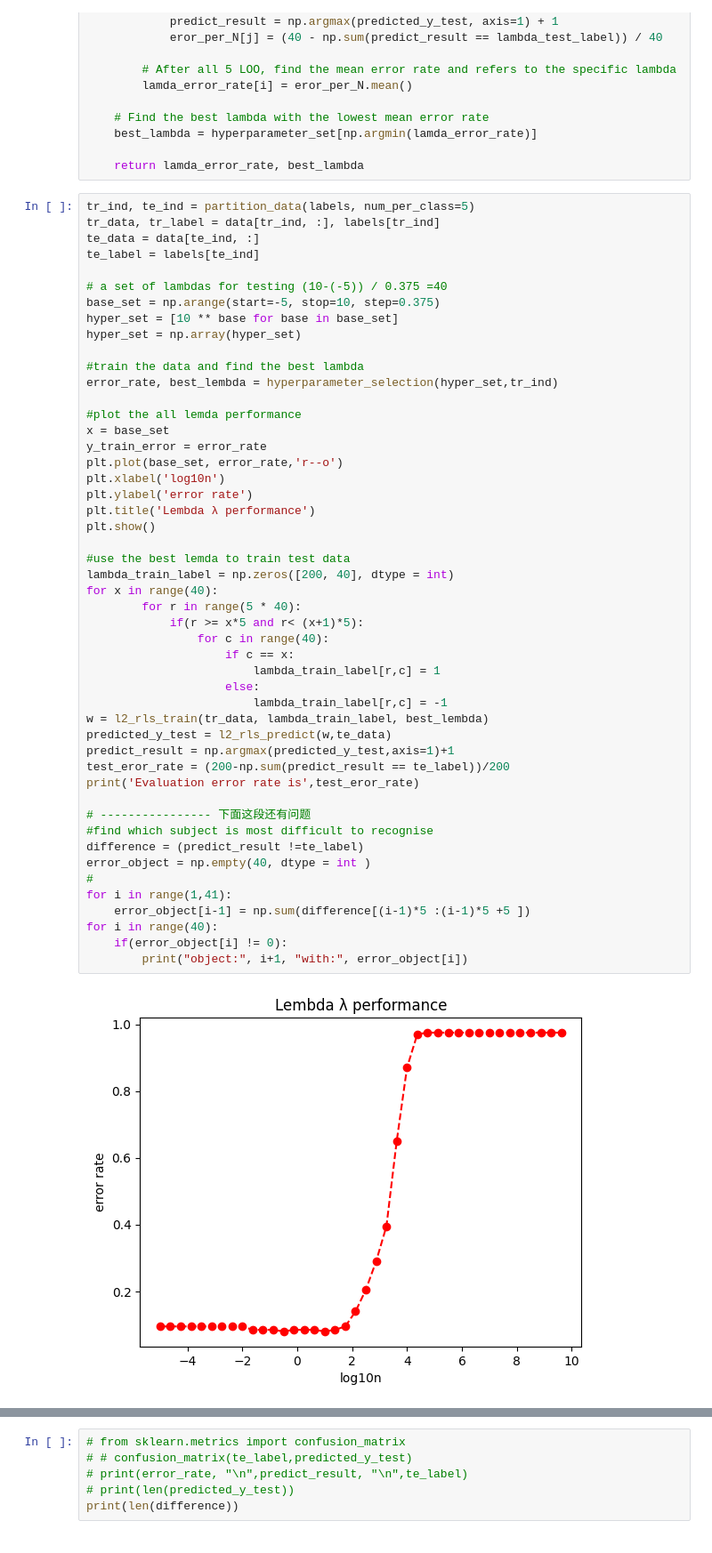
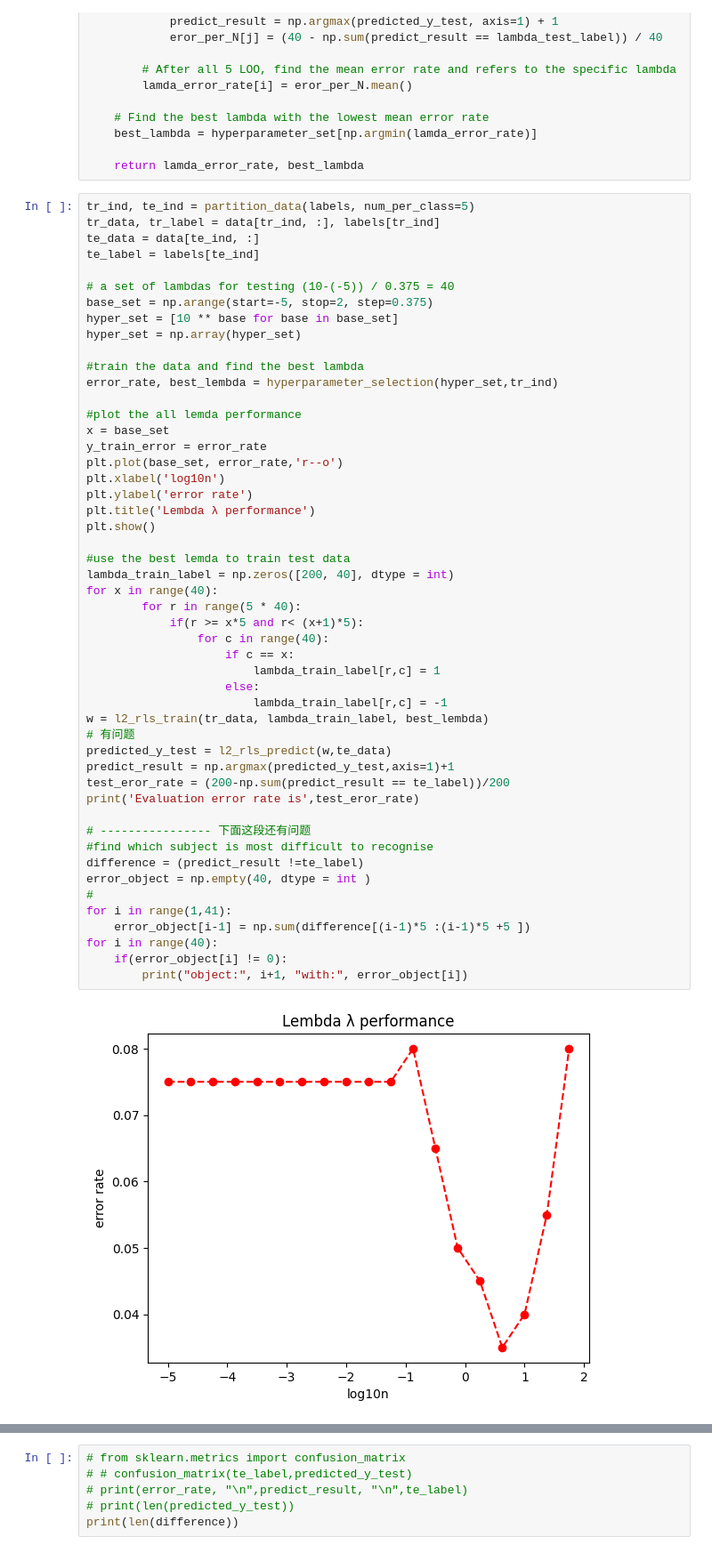
Before and after one commit to Ray7788/MachineLearning, a Jupyter notebook: Lab3_S/24112-Lab2-S-Practice2.ipynb, the cells around one changed output, grey strips where cells are left out. Shown at 89% size. Cells and saved outputs as stored; diff of their text form.

```diff
--- a/Lab3_S/24112-Lab2-S-Practice2.ipynb
+++ b/Lab3_S/24112-Lab2-S-Practice2.ipynb
@@ -251,8 +251,8 @@ tr_data, tr_label = data[tr_ind, :], labels[tr_ind]
 te_data = data[te_ind, :]
 te_label = labels[te_ind]
 
-# a set of lambdas for testing (10-(-5)) / 0.375 =40
-base_set = np.arange(start=-5, stop=10, step=0.375)
+# a set of lambdas for testing (10-(-5)) / 0.375 = 40
+base_set = np.arange(start=-5, stop=2, step=0.375)
 hyper_set = [10 ** base for base in base_set]
 hyper_set = np.array(hyper_set)
 
@@ -268,31 +268,32 @@ plt.ylabel('error rate')
 plt.title('Lembda λ performance')
 plt.show()
 
 #use the best lemda to train test data
 lambda_train_label = np.zeros([200, 40], dtype = int)
 for x in range(40):
         for r in range(5 * 40):
             if(r >= x*5 and r< (x+1)*5):
                 for c in range(40):
                     if c == x:
                         lambda_train_label[r,c] = 1
                     else:
                         lambda_train_label[r,c] = -1
 w = l2_rls_train(tr_data, lambda_train_label, best_lembda)
+# 有问题
 predicted_y_test = l2_rls_predict(w,te_data)
 predict_result = np.argmax(predicted_y_test,axis=1)+1
 test_eror_rate = (200-np.sum(predict_result == te_label))/200
 print('Evaluation error rate is',test_eror_rate)
 
 # ---------------- 下面这段还有问题
 #find which subject is most difficult to recognise
 difference = (predict_result !=te_label)
 error_object = np.empty(40, dtype = int )
 #
 for i in range(1,41):
     error_object[i-1] = np.sum(difference[(i-1)*5 :(i-1)*5 +5 ])
 for i in range(40):
     if(error_object[i] != 0):
         print("object:", i+1, "with:", error_object[i])
 # %% [output]
-[figure, old version]
+[figure, new version]
```
Also changed, not shown: parts of 12 cells of this notebook.
